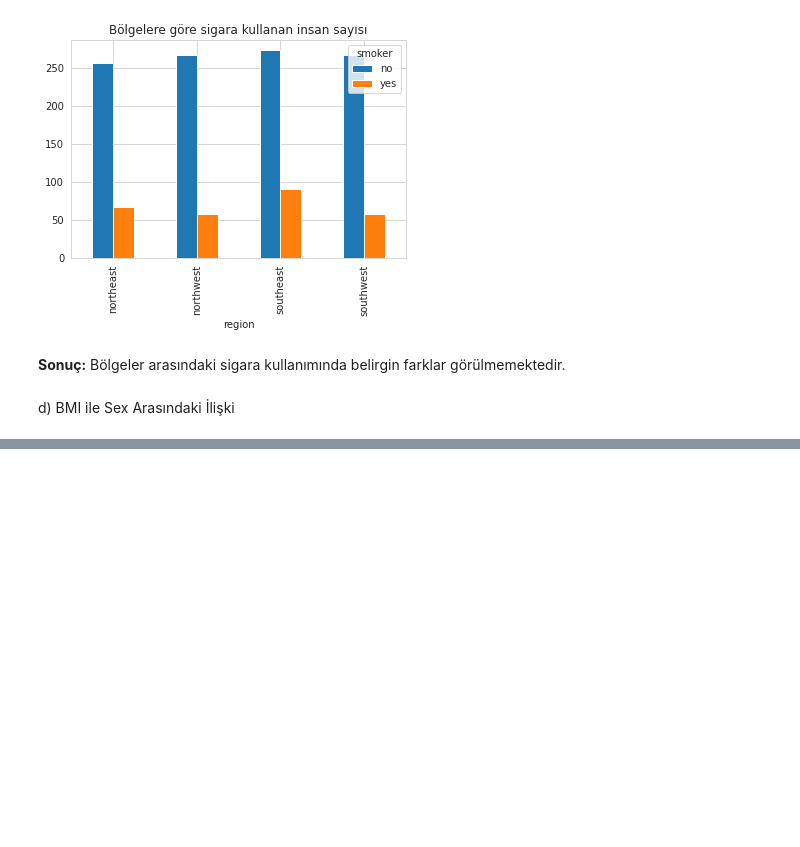
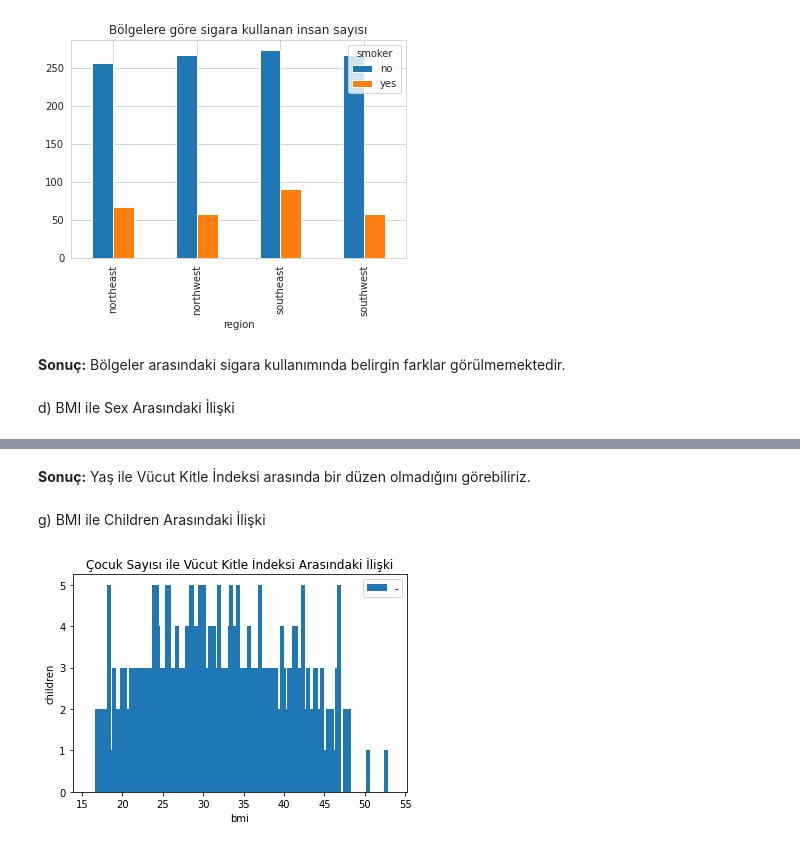
Before and after one commit to zeynepbeyzaborekci/Galobal-AI-Summer-Camp-22-, a Jupyter notebook: End_to_End_Project.ipynb, the cells around one changed output, grey strips where cells are left out. Saved outputs shown, nothing was run; the diff lists cells and outputs as text; code cells hidden in the pictures; blank space fills up the shorter version.

```diff
--- a/End_to_End_Project.ipynb
+++ b/End_to_End_Project.ipynb
@@ -120,0 +163,15 @@ d) BMI ile Sex Arasındaki İlişki
+# %% [markdown]
+**Sonuç:** Yaş ile Vücut Kitle İndeksi arasında bir düzen olmadığını görebiliriz.
+# %% [markdown]
+g) BMI ile Children Arasındaki İlişki
+# %%
+plt.bar(df.bmi,df.children,
+label="-",width=.5)
+
+plt.legend()
+plt.xlabel('bmi')
+plt.ylabel('children')
+plt.title('Çocuk Sayısı ile Vücut Kitle İndeksi Arasındaki İlişki')
+plt.show()
+# %% [output]
+[figure, added]
```
Also changed, not shown: parts of 27 cells of this notebook.
